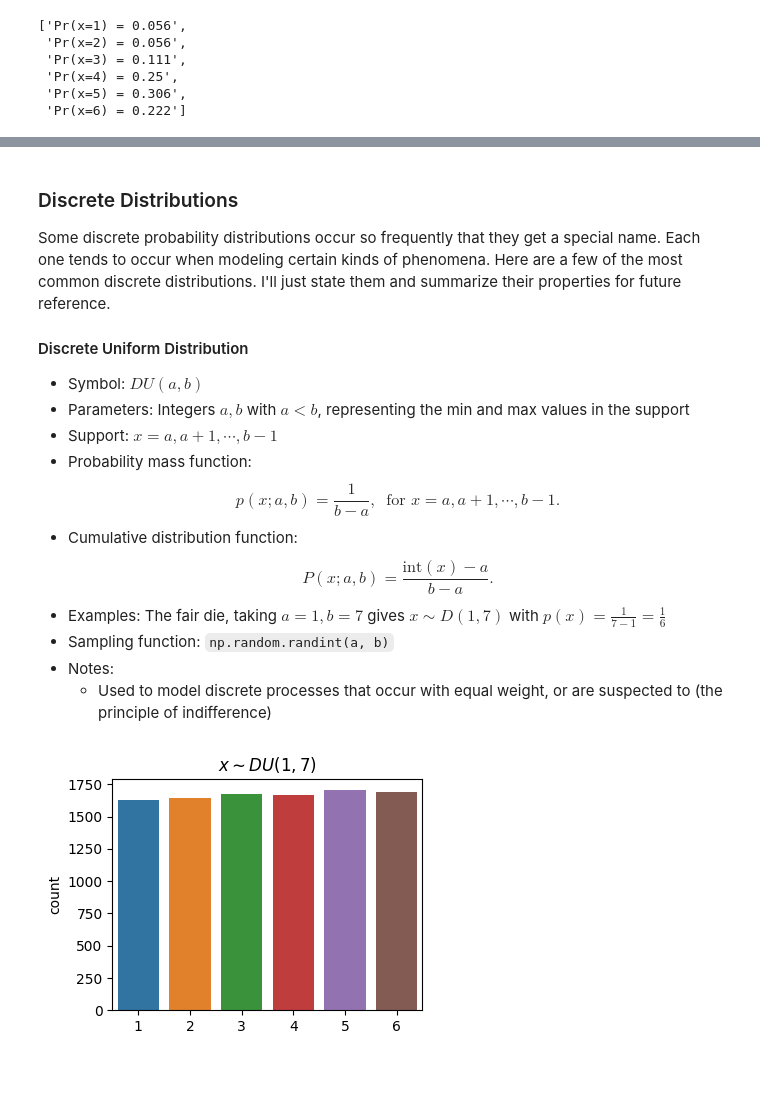
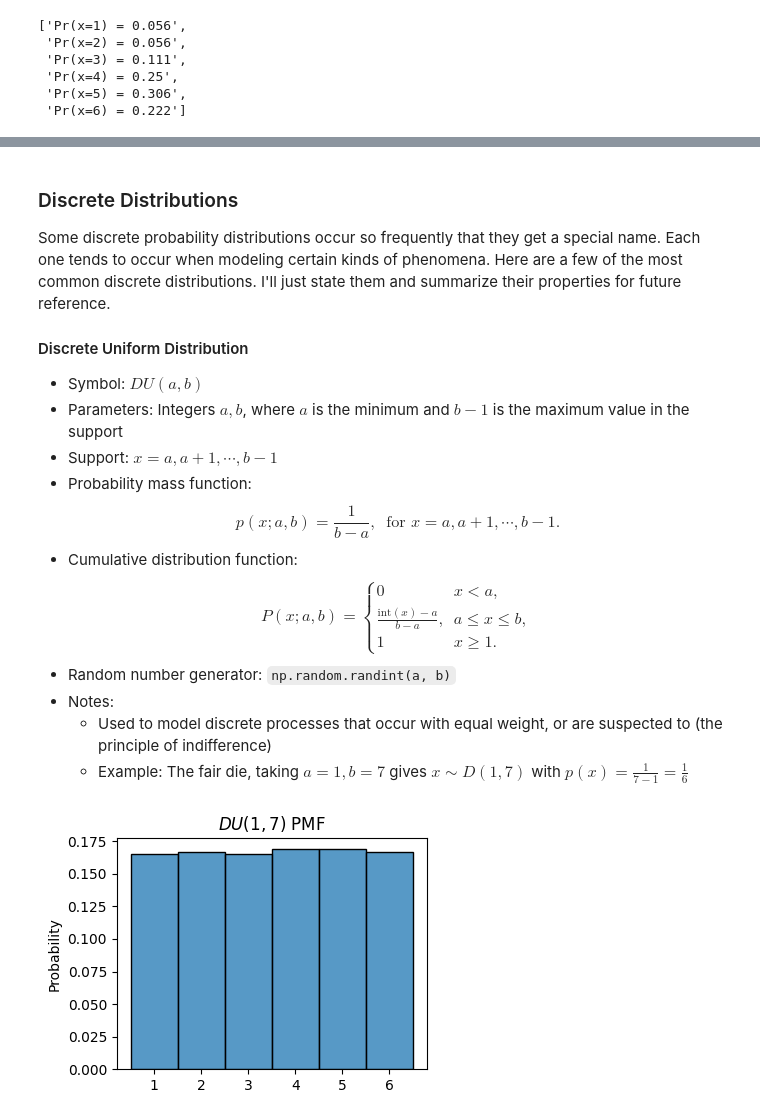
Before and after one commit to rkingery/ml-book, a Jupyter notebook: notebooks/probability.ipynb, the cells around one changed output, grey strips where cells are left out. Saved outputs shown, nothing was run; the diff lists cells and outputs as text; code cells hidden in the pictures; blank space fills up the shorter version.

```diff
--- a/notebooks/probability.ipynb
+++ b/notebooks/probability.ipynb
@@ -107,11 +88,14 @@ Notice that we just sampled $100$ different values, but we don't see $100$ diffe
 
 Since I'll be using histograms a lot in this lesson I'm going to write a helper function `plot_histogram` to bundle up the code to plot them nicely. Instead of using `plt.hist`, however, I'll use the seaborn library's `sns.histplot`, which creates much nicer looking histograms. Seaborn is an extension library of matplotlib made specifically for making nicer plots of data. Ignore the `is_discrete` argument for now. I'll use it below.
 # %%
-def plot_histogram(x, is_discrete=False, title='', bins=10):
+def plot_histogram(x, is_discrete=False, title='', bins=10, stat='count'):
     if is_discrete:
-        sns.countplot(x=sorted(np.array(x).astype(str), key=lambda x: int(x)))
+        sns.histplot(x, bins=bins, discrete=True, stat=stat)
+        unique = np.unique(x)
+        if len(unique) < 15:
+            plt.xticks(unique)
     else:
-        sns.histplot(x, bins=bins)
+        sns.histplot(x, bins=bins, stat=stat)
     plt.title(title)
     plt.show()
 # %% [markdown]
@@ -273,21 +267,29 @@ Some discrete probability distributions occur so frequently that they get a spec
 
 #### Discrete Uniform Distribution
 - Symbol: $DU(a,b)$
-- Parameters: Integers $a, b$ with $a < b$, representing the min and max values in the support
+- Parameters: Integers $a, b$, where $a$ is the minimum and $b-1$ is the maximum value in the support
 - Support: $x=a,a+1,\cdots,b-1$
 - Probability mass function: $$p(x; a,b) = \frac{1}{b-a}, \ \text{ for } x = a, a+1, \cdots, b-1.$$
-- Cumulative distribution function: $$P(x; a,b) = \frac{\text{int}(x) - a}{b-a}.$$
-- Examples: The fair die, taking $a=1, b=7$ gives $x \sim D(1,7)$ with $p(x) = \frac{1}{7-1} = \frac{1}{6}$
-- Sampling function: `np.random.randint(a, b)`
+- Cumulative distribution function:
+$$
+P(x; a,b) =
+\begin{cases}
+0 & x < a, \\
+\frac{\text{int}(x) - a}{b-a}, & a \leq x \leq b, \\
+1 & x \geq 1.
+\end{cases}
+$$
+- Random number generator: `np.random.randint(a, b)`
 - Notes:
     - Used to model discrete processes that occur with equal weight, or are suspected to (the principle of indifference)
+    - Example: The fair die, taking $a=1, b=7$ gives $x \sim D(1,7)$ with $p(x) = \frac{1}{7-1} = \frac{1}{6}$
 # %%
 a = 1
 b = 7
-x = np.random.randint(a, b, size=10000)
-plot_histogram(x, is_discrete=True, title=f'$x \sim DU({a},{b})$')
+x = np.random.randint(a, b, size=100000)
+plot_histogram(x, is_discrete=True, title=f'$DU({a},{b})$ PMF', stat='probability')
 # %% [output]
-[figure, old version]
+[figure, new version]
 # %% [markdown]
 #### Bernoulli Distribution
 
```
Also changed, not shown: parts of 74 cells of this notebook.
